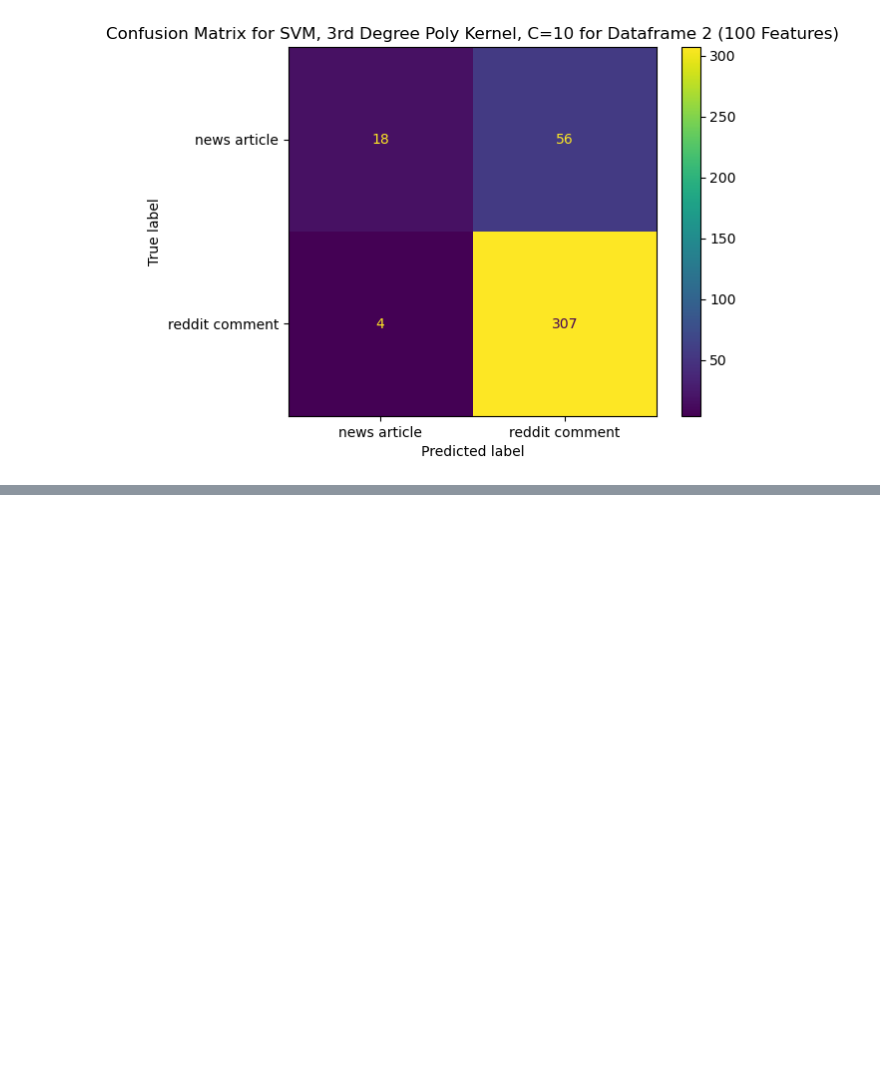
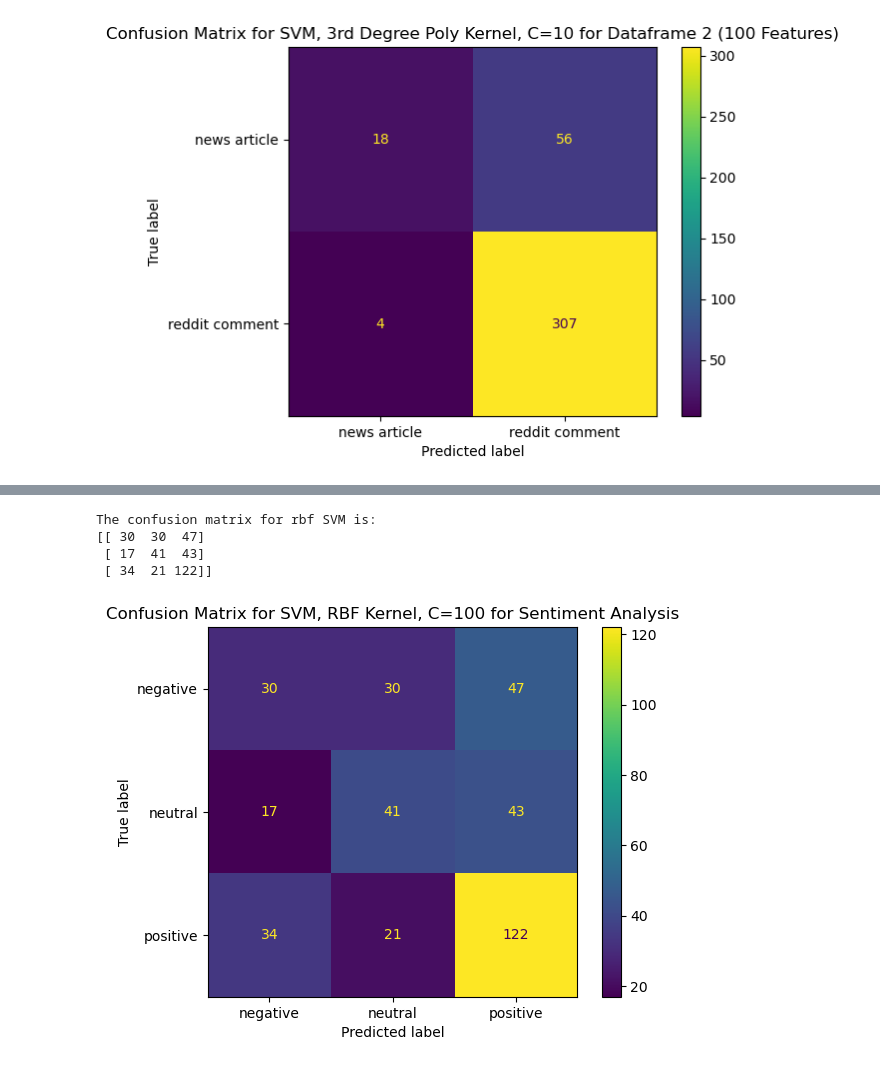
Before and after one commit to meganenglert/info5653, a Jupyter notebook: project mod3.ipynb, the cells around one changed output, grey strips where cells are left out. Cells and saved outputs as stored; diff of their text form; code cells hidden in the pictures; blank space fills up the shorter version.

```diff
--- a/project mod3.ipynb
+++ b/project mod3.ipynb
@@ -578,0 +741,22 @@ The confusion matrix for rbf SVM is:
+# %%
+from sklearn.svm import SVC
+
+SVM_Model2=SVC(C=100, kernel='rbf', gamma="auto")
+SVM_Model2.fit(trainDF2, trainSentLabels)
+
+SVM_matrix = confusion_matrix(testSentLabels, SVM_Model2.predict(testDF2))
+print("\nThe confusion matrix for rbf SVM is:")
+print(SVM_matrix)
+print("\n\n")
+
+CM_disp=ConfusionMatrixDisplay(SVM_matrix, display_labels=SVM_Model2.classes_)
+CM_disp.plot()
+plt.title("Confusion Matrix for SVM, RBF Kernel, C=100 for Sentiment Analysis")
+plt.show()
+plt.close()
+# %% [output]
+The confusion matrix for rbf SVM is:
+[[ 30  30  47]
+ [ 17  41  43]
+ [ 34  21 122]]
+[figure, added]
```
Also changed, not shown: parts of 7 cells of this notebook.
